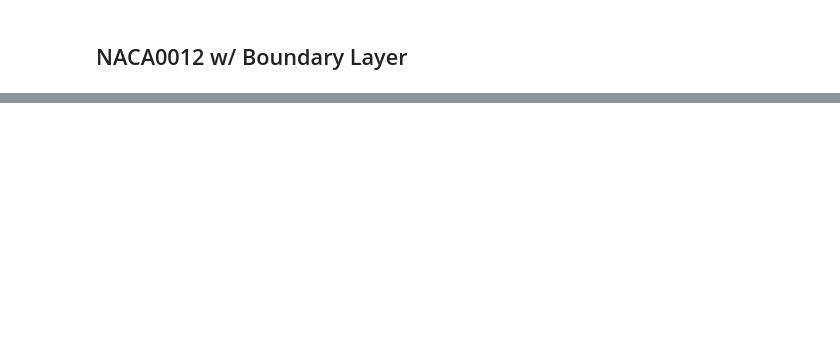
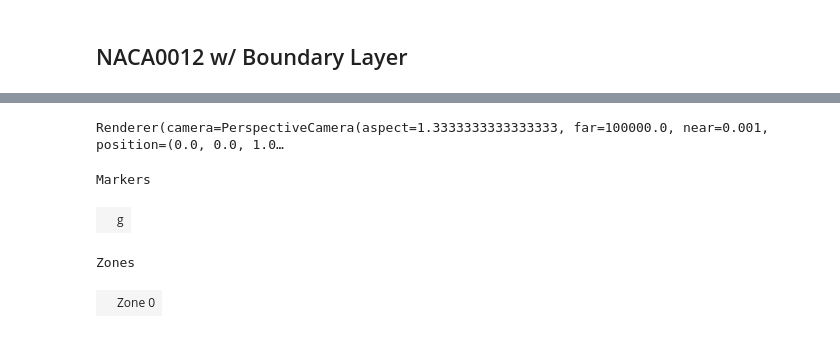
Before and after one commit to OpenOrion/ezmesh, a Jupyter notebook: examples/naca0012.ipynb, the cells around one changed output, grey strips where cells are left out. Drawn from its saved outputs; the diff is of its cells as text; code cells hidden in the pictures; blank space fills up the shorter version.

```diff
--- a/examples/naca0012.ipynb
+++ b/examples/naca0012.ipynb
@@ -63,2 +63,62 @@ Markers
 Zones
 |  | Zone 0 |
+# %%
+
+# %%
+
+"""
+TODO:
+
+- [X] Add su2fmt 3D mesh output
+- [X] Add 3D import and export support
+- [X] Add proper filtering for specific faces based on diffs (fromTagged support)
+- [X] Add 3D boundary layer support
+- [X] Add plot visualization for entities including physical groups
+- [X] Convert CQ objects to gmsh OCC
+- [X] Define point sizes from selectors
+- [X] Add multi group tagging in 1 command
+- [X] Allow multiple solids to be split
+- [X] Add batch operations for things such as transfinite fields
+- [ ] Fix interior faces for multi-solid meshes
+- [ ] Add ability to fuse multiple lines / ignore lines of circles/ellipses
+    - [ ] Adjust the cell counts
+    - [ ] Adjust the refinement
+- [ ] Make visualizer auto-scale initial view
+
+"""
+import cadquery as cq
+import numpy as np
+from ezmesh import GeometryQL
+from ezmesh.utils.shapes import generate_naca4_airfoil
+
+# Create a simple CAD model
+airfoil_coords = generate_naca4_airfoil("0012", num_points=40) * 5 - np.array([2.5,0])
+
+with GeometryQL() as geo:
+    geo = (
+        geo
+        .load(
+            cq.Workplane("XY")
+            .box(10,10,10)
+            .faces(">Z")
+            .workplane(centerOption="CenterOfMass")
+            .polyline(airfoil_coords) # type: ignore
+            .close()
+            .cutThruAll()
+        )
+
+        .faces(is_interior=True)
+        .addPhysicalGroup("wing")
+        .addBoundaryLayer(
+            num_layers=10,
+            hwall_n=0.001,
+            ratio=1.5,
+        )
+        .recombine()
+        .end()
+
+        .generate(3)
+        .show("mesh")
+
+    )
+# %% [output]
@@ -64,0 +150,5 @@ Zones
+Renderer(camera=PerspectiveCamera(aspect=1.3333333333333333, far=100000.0, near=0.001, position=(0.0, 0.0, 1.0…
+Markers
+|  | g |
+Zones
+|  | Zone 0 |
```
Also changed, not shown: parts of 2 cells of this notebook, 5 other files.
